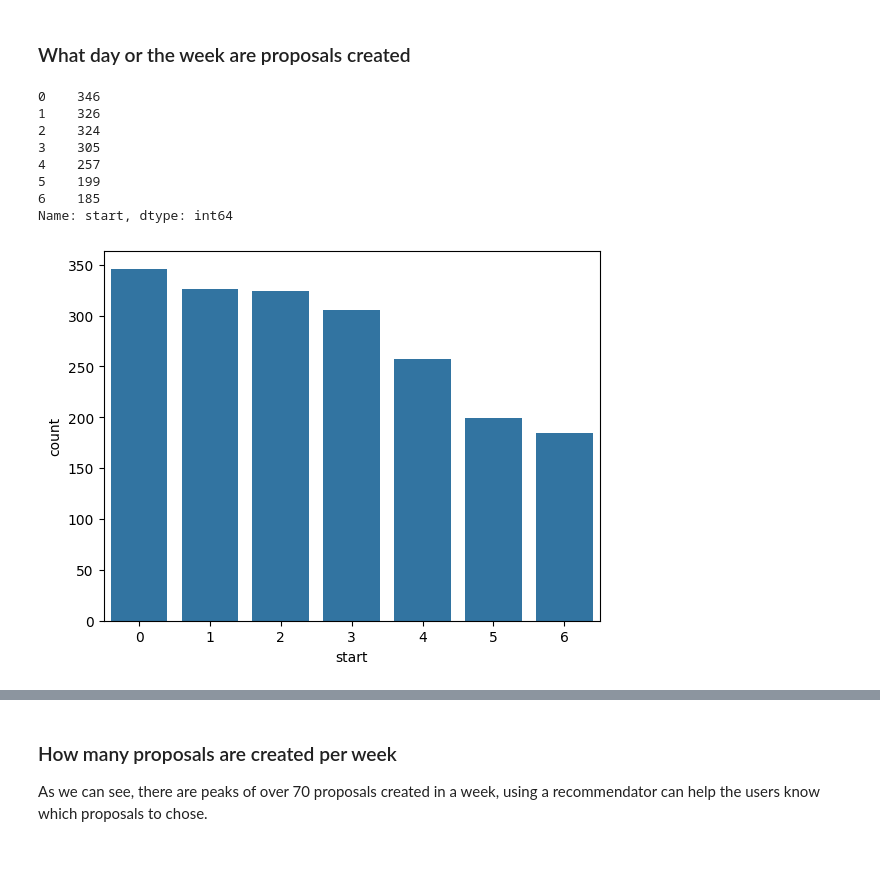
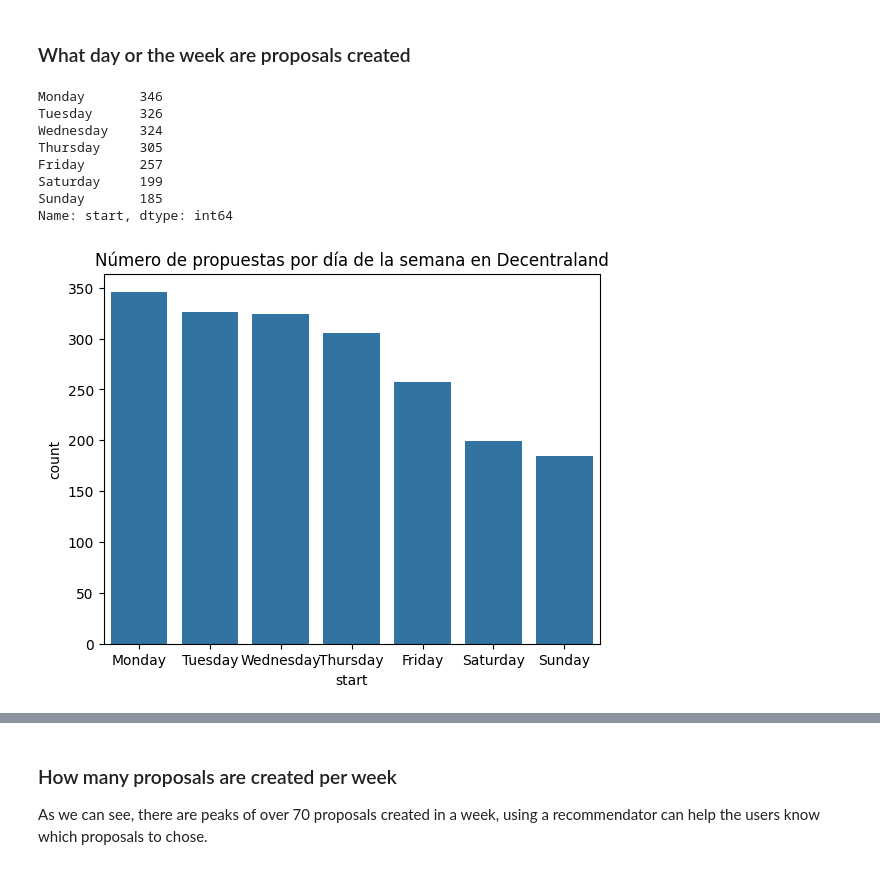
Before and after one commit to daviddavo/upm-tfm-notebooks, a Jupyter notebook: 10_baseline_mp.ipynb, the cells around one changed output, grey strips where cells are left out. Cells and saved outputs as stored; diff of their text form; code cells hidden in the pictures.

```diff
--- a/10_baseline_mp.ipynb
+++ b/10_baseline_mp.ipynb
@@ -92,15 +92,16 @@ dtype: object
 # %%
 import seaborn as sns
 
-sns.countplot(x=dfp['start'].dt.dayofweek)
-dfp['start'].dt.dayofweek.value_counts()
+ax = sns.countplot(x=dfp['start'].dt.day_name(), order=['Monday', 'Tuesday', 'Wednesday', 'Thursday', 'Friday', 'Saturday', 'Sunday'])
+ax.set_title(f'Número de propuestas por día de la semana en {ORG_NAME}')
+dfp['start'].dt.day_name().value_counts()
 # %% [output]
-0    346
-1    326
-2    324
-3    305
-4    257
-5    199
-6    185
+Monday       346
+Tuesday      326
+Wednesday    324
+Thursday     305
+Friday       257
+Saturday     199
+Sunday       185
 Name: start, dtype: int64
-[figure, old version]
+[figure, new version]
```
Also changed, not shown: parts of 7 cells of this notebook, 8 other files.
